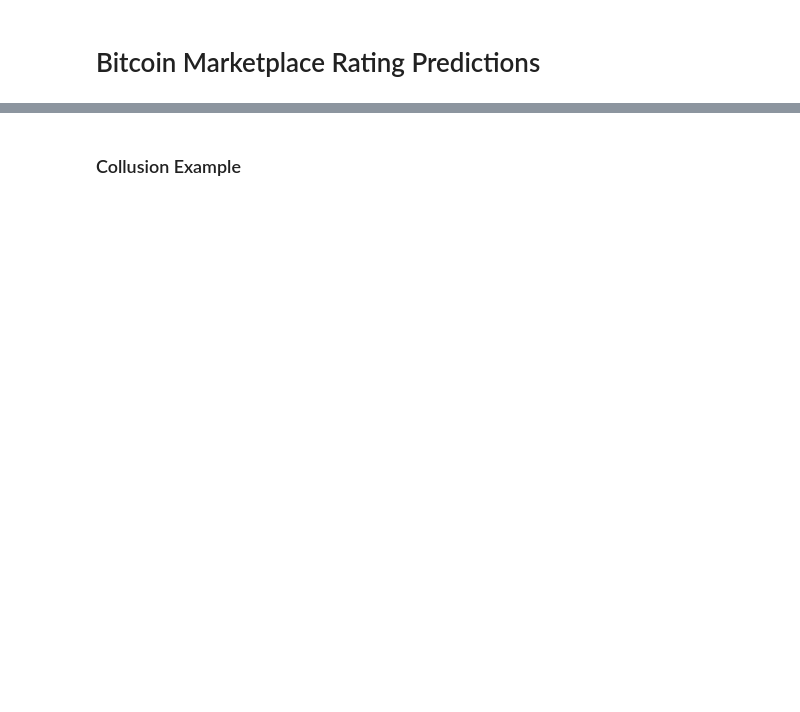
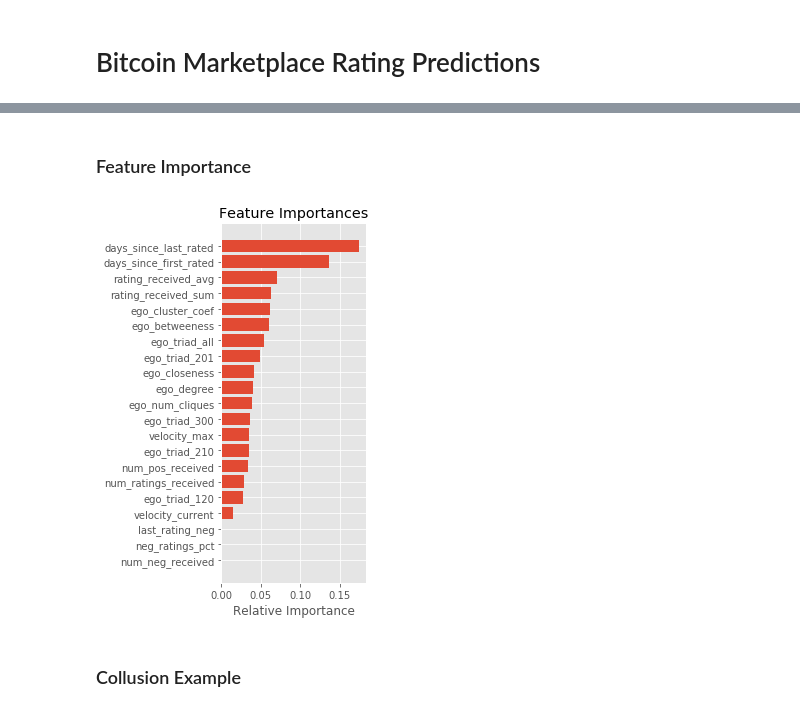
Before and after one commit to allanalberts/Fighting-Fraud-With-Graph-Theory, a Jupyter notebook: notebooks/Model-Predictions.ipynb, the cells around one changed output, grey strips where cells are left out. Drawn from its saved outputs; the diff is of its cells as text; code cells hidden in the pictures; blank space fills up the shorter version.

```diff
--- a/notebooks/Model-Predictions.ipynb
+++ b/notebooks/Model-Predictions.ipynb
@@ -62,0 +92,6 @@ rf_f1 = f1_score(y_test, rf_pred)
+# %%
+h_pred, h_proba, h_precision, h_recall, h_thresholds, h_f1, h_cm, h_fpr, h_tpr, h_accuracy, h_model = predict_on_features(df_historical)
+v_pred, v_proba, v_precision, v_recall, v_thresholds, v_f1, v_cm, v_fpr, v_tpr, v_accuracy, v_model = predict_on_features(df_velocity)
+g_pred, g_proba, g_precision, g_recall, g_thresholds, g_f1, g_cm, g_fpr, g_tpr, g_accuracy, g_model = predict_on_features(df_graph)
+a_pred, a_proba, a_precision, a_recall, a_thresholds, a_f1, a_cm, a_fpr, a_tpr, a_accuracy, a_model = predict_on_features(df_all)
+hv_pred, hv_proba, hv_precision, hv_recall, hv_thresholds, hv_f1, hv_cm, hv_fpr, hv_tpr, hv_accuracy, hv_model = predict_on_features(df_hv)
@@ -196,3 +148,20 @@ Normalized confusion matrix
+# %% [markdown]
+### Feature Importance
+# %%
+X = df_all.copy()
+X = X.drop(['rater', 'ratee', 'rating', 'date'], axis=1)
+features=X.columns
+importances = a_model.feature_importances_
+indices = np.argsort(importances)
+
+fig, ax = plt.subplots(figsize=(4,6))
+ax.set_title('Feature Importances')
+plt.barh(range(len(indices)), importances[indices], align='center')
+plt.yticks(range(len(indices)), features[indices])
+plt.xlabel('Relative Importance')
+plt.tight_layout()
+# %% [output]
+[figure, added]
 # %% [markdown]
 ### Collusion Example
 # %%
```
Also changed, not shown: parts of 25 cells of this notebook, 9 other files.
